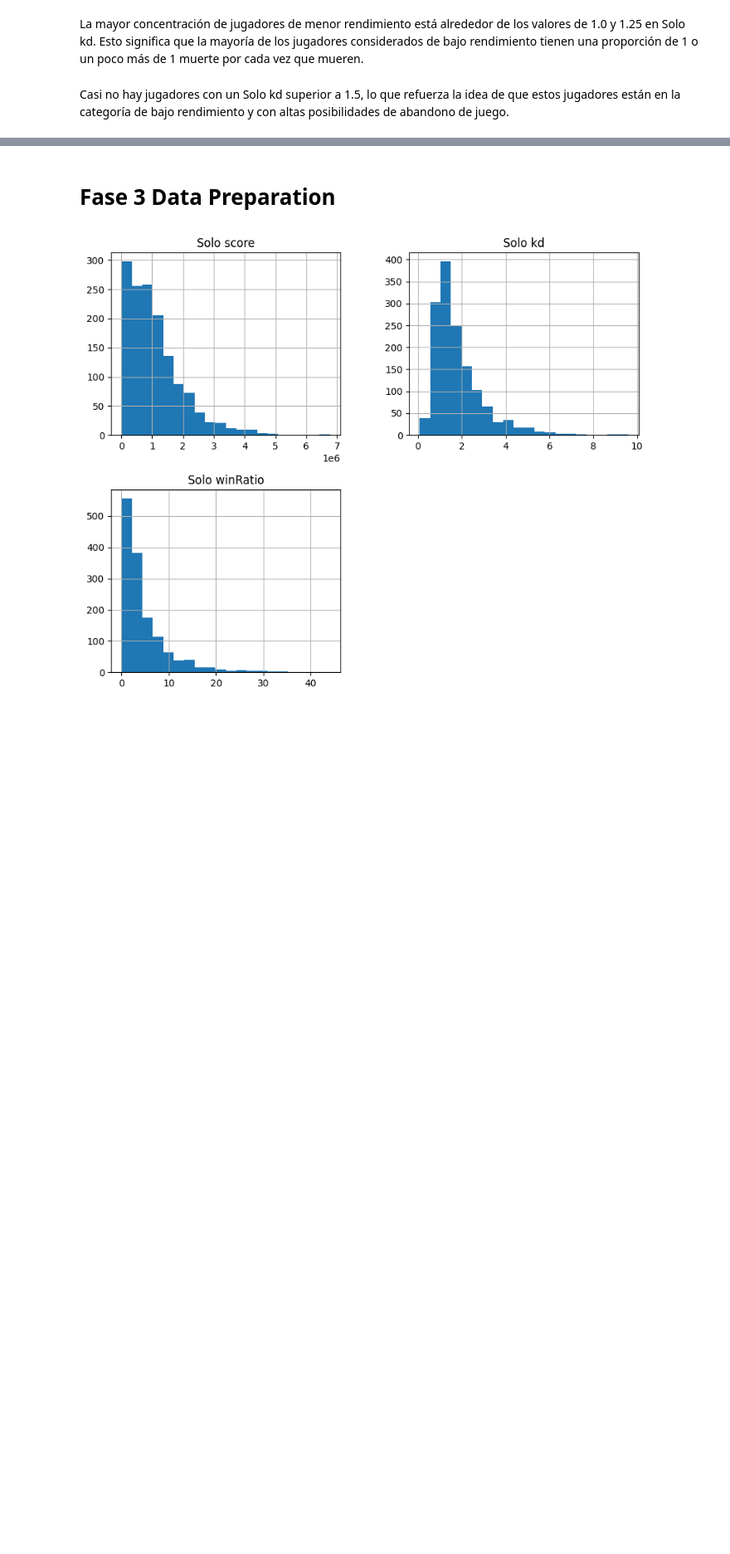
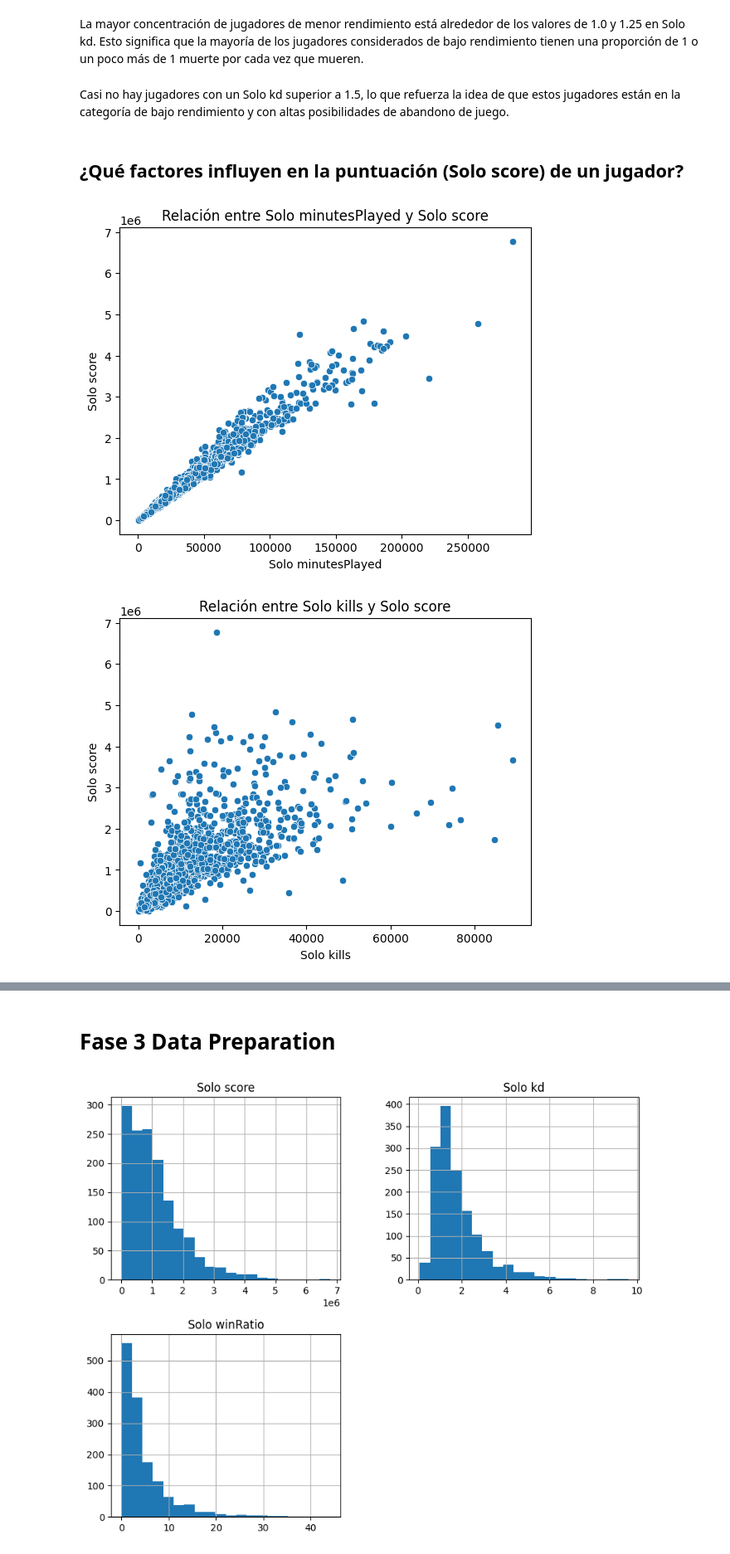
Before and after one commit to Perrogamer777/fortnite-machine, a Jupyter notebook: notebooks/note_fortinaiti.ipynb, the cells around one changed output, grey strips where cells are left out. Shown at 83% size. Cells and saved outputs as stored; diff of their text form; code cells hidden in the pictures; blank space fills up the shorter version.

```diff
--- a/notebooks/note_fortinaiti.ipynb
+++ b/notebooks/note_fortinaiti.ipynb
@@ -343,3 +361,19 @@ plt.show()
 La mayor concentración de jugadores de menor rendimiento está alrededor de los valores de 1.0 y 1.25 en Solo kd. Esto significa que la mayoría de los jugadores considerados de bajo rendimiento tienen una proporción de 1 o un poco más de 1 muerte por cada vez que mueren.
 # %% [markdown]
 Casi no hay jugadores con un Solo kd superior a 1.5, lo que refuerza la idea de que estos jugadores están en la categoría de bajo rendimiento y con altas posibilidades de abandono de juego.
+# %% [markdown]
+## ¿Qué factores influyen en la puntuación (Solo score) de un jugador?
+# %%
+variables = ['Solo minutesPlayed', 'Solo kills', 'Solo matches', 'Solo winRatio']
+
+# Gráficos de dispersión
+for var in variables:
+    plt.figure()
+    sb.scatterplot(x=df[var], y=df['Solo score'])
+    plt.title(f'Relación entre {var} y Solo score')
+    plt.xlabel(var)
+    plt.ylabel('Solo score')
+    plt.show()
+# %% [output]
+[figure, added]
+[figure, added]
```
Also changed, not shown: parts of 22 cells of this notebook, 4 other files.
